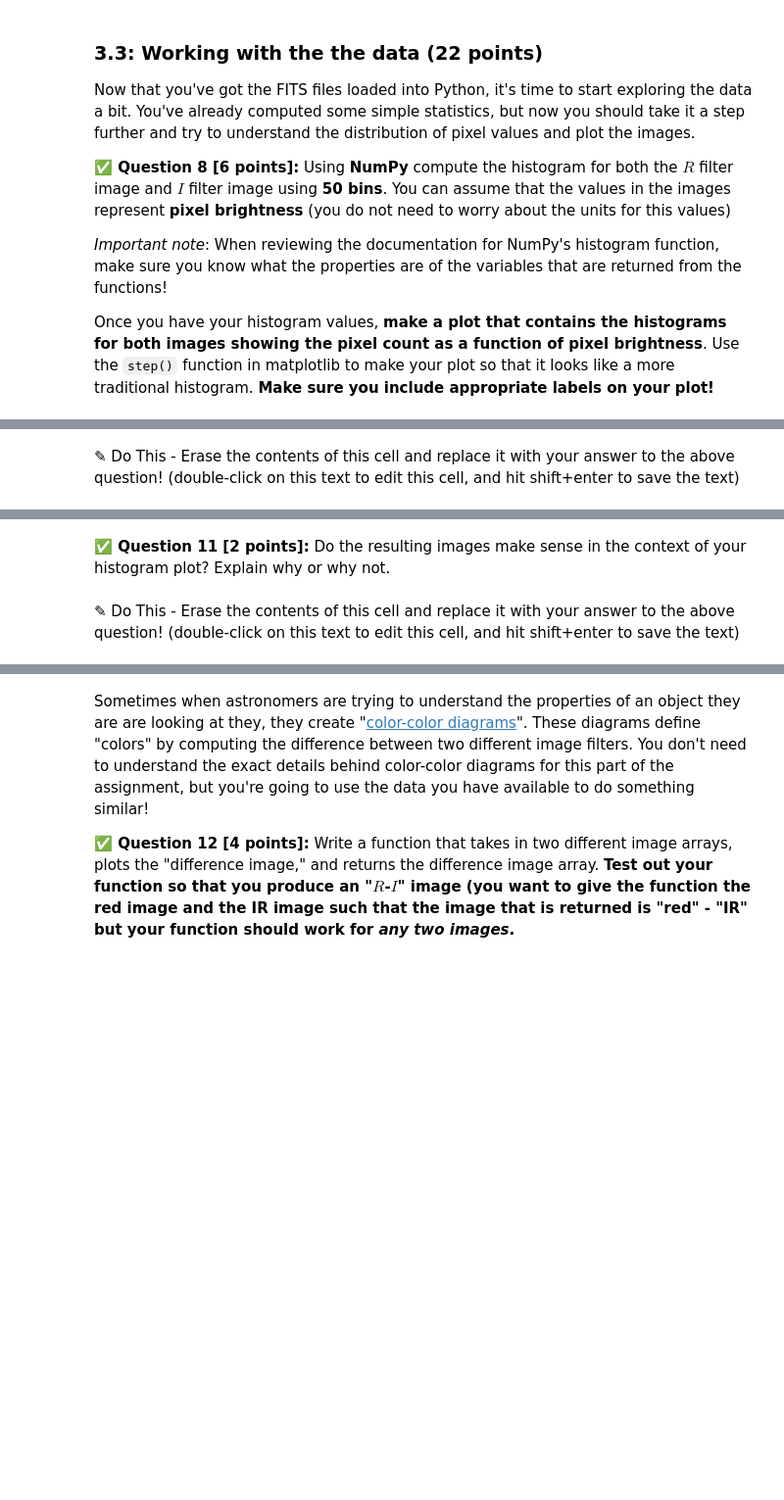
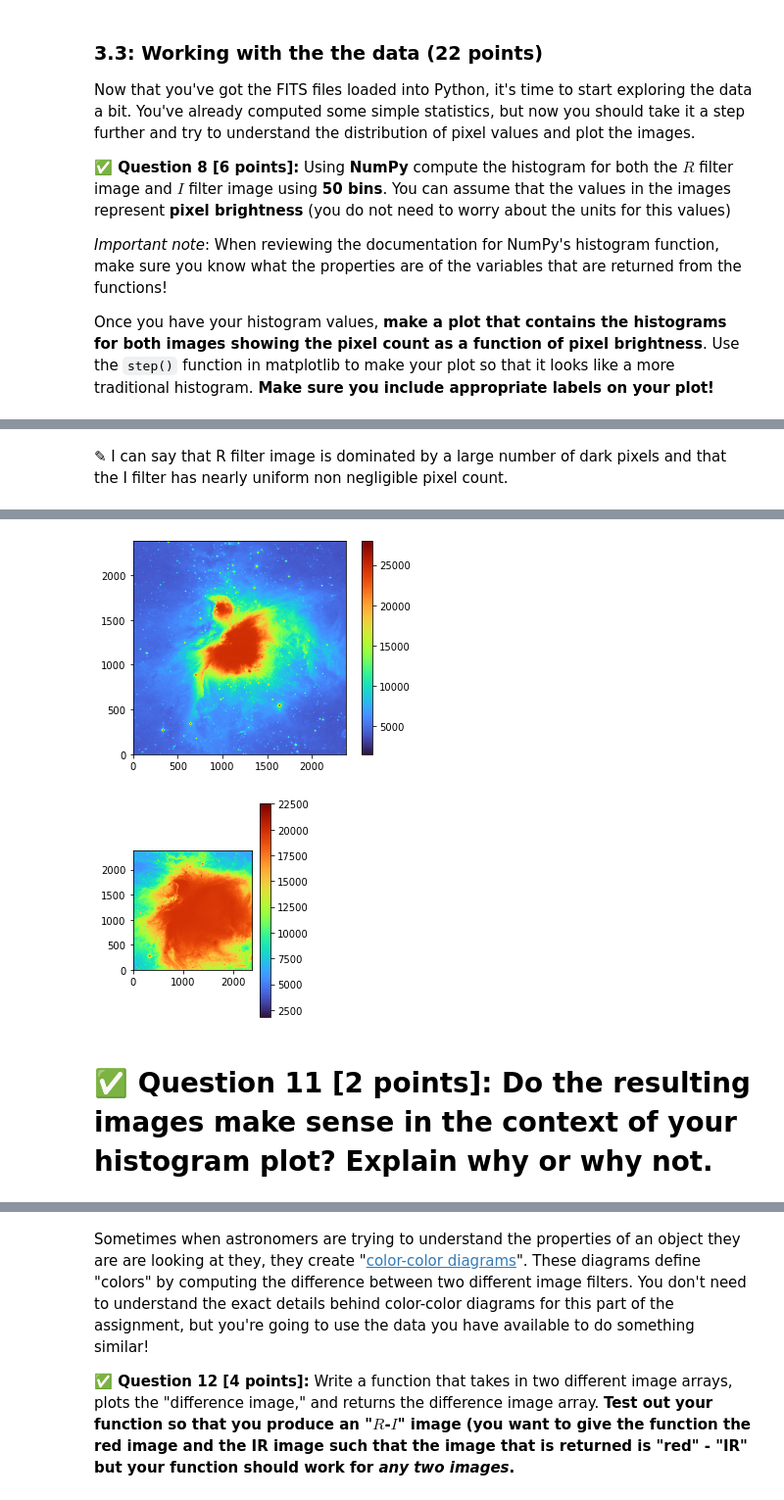
Before and after one commit to namnams01/cmse202-s21-turnin, a Jupyter notebook: hw-01/HW-01_GitPracticeDebuggingAndPythonPackages-Namith-Vorakkara.ipynb, the cells around one changed output, grey strips where cells are left out. Shown at 98% size. Drawn from its saved outputs; the diff is of its cells as text; code cells hidden in the pictures; blank space fills up the shorter version.

```diff
--- a/hw-01/HW-01_GitPracticeDebuggingAndPythonPackages-Namith-Vorakkara.ipynb
+++ b/hw-01/HW-01_GitPracticeDebuggingAndPythonPackages-Namith-Vorakkara.ipynb
@@ -246,5 +266,5 @@ Once you have your histogram values, **make a plot that contains the histograms
-# %% [markdown]
-<font size=+3>&#9998;</font> Do This - Erase the contents of this cell and replace it with your answer to the above question!  (double-click on this text to edit this cell, and hit shift+enter to save the text)
+# %% [markdown]
+<font size=+3>&#9998;</font> I can say that R filter image is dominated by a large number of dark pixels and that the I filter has nearly uniform non negligible pixel count.
 # %% [markdown]
 Now that you have a bit of understanding about the the properties of the images are, let's see if the images themselves match your expectations.
 
@@ -257,4 +275,20 @@ Now that you have a bit of understanding about the the properties of the images
+# %%
+# Put your code here
+from matplotlib import cm
+import matplotlib.pyplot as plt
+import matplotlib.image as mpimg
+fig = plt.figure()
+plt.subplot(1,1,1)
+plt.imshow(first_df,cmap='turbo',origin='lower')
+plt.colorbar()
+plt.show()
+
+plt.subplot(1,2,1)
+plt.imshow(second_df,cmap='turbo',origin='lower')
+plt.colorbar()
+plt.show()
+# %% [output]
+[figure, added]
+[figure, added]
 # %% [markdown]
-**&#9989; Question 11 [2 points]:** Do the resulting images make sense in the context of your histogram plot? Explain why or why not.
+# **&#9989; Question 11 [2 points]:** Do the resulting images make sense in the context of your histogram plot? Explain why or why not.
-# %% [markdown]
-<font size=+3>&#9998;</font> Do This - Erase the contents of this cell and replace it with your answer to the above question!  (double-click on this text to edit this cell, and hit shift+enter to save the text)
```
Also changed, not shown: parts of 19 cells of this notebook.
